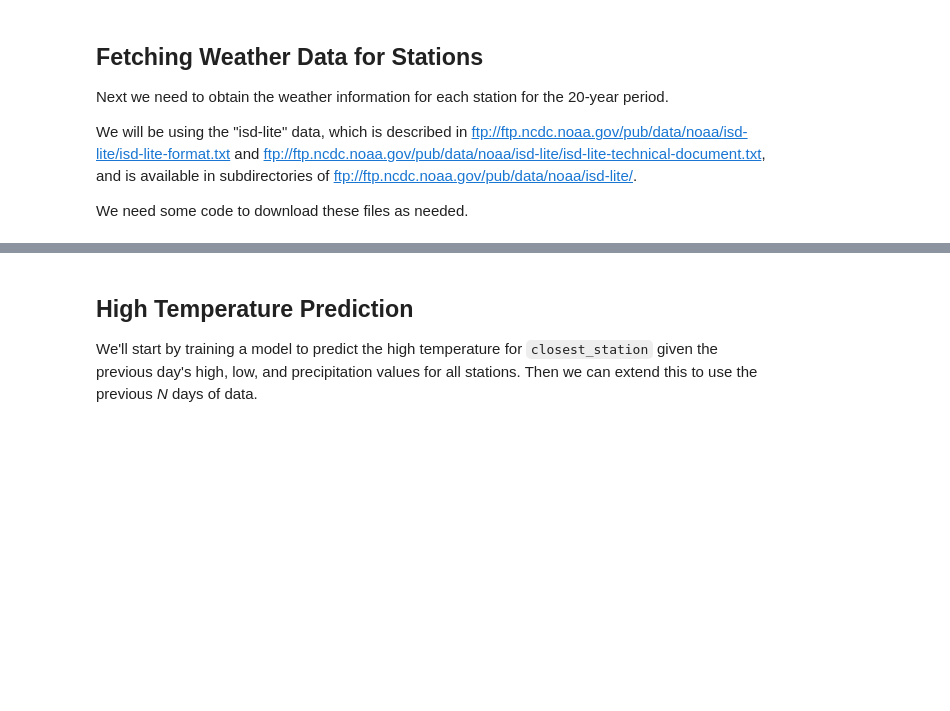
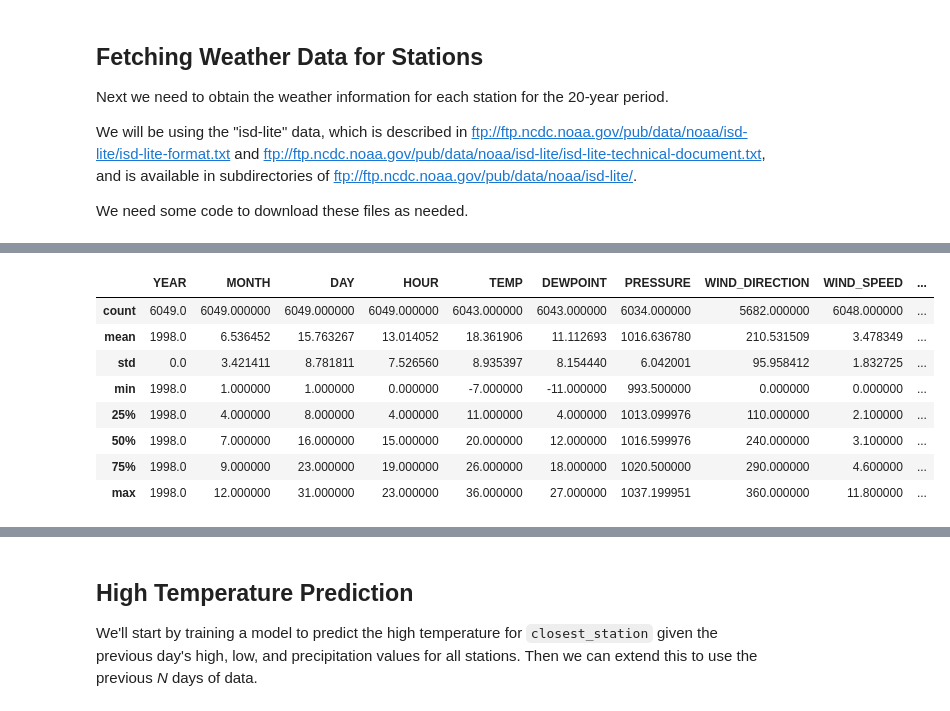
Before and after one commit to kristopherjohnson/weatherprediction, a Jupyter notebook: WeatherPrediction.ipynb, the cells around one changed output, grey strips where cells are left out. Drawn from its saved outputs; the diff is of its cells as text; code cells hidden in the pictures; blank space fills up the shorter version.

Commit message:
Add code to read isd-lite data into DataFrame

```diff
--- a/WeatherPrediction.ipynb
+++ b/WeatherPrediction.ipynb
@@ -48,9 +48,9 @@ stations = pd.read_csv('isd/isd-history.csv',
                               'CTRY'         : str,
                               'STATE'        : str,
                               'ICAO'         : str,
-                              'LAT'          : float,
-                              'LON'          : float,
-                              'ELEV(M)'      : float,
+                              'LAT'          : np.float32,
+                              'LON'          : np.float32,
+                              'ELEV(M)'      : np.float32,
                               'BEGIN'        : int,
                               'END'          : int})
 # %%
@@ -293,0 +313,3 @@ Length: 486, dtype: object
+# %%
+closest_station_paths = get_downloaded_station_data_paths(closest_station)
+print(closest_station_paths)
@@ -293,0 +318,3 @@ Length: 486, dtype: object
+# %%
+df_first = read_station_data(closest_station_paths[0])
+df_first.head()
@@ -293,0 +328,12 @@ Length: 486, dtype: object
+# %%
+df_first.describe()
+# %% [output]
+|  | YEAR | MONTH | DAY | HOUR | TEMP | DEWPOINT | PRESSURE | WIND_DIRECTION | WIND_SPEED | ... |
+| count | 6049.0 | 6049.000000 | 6049.000000 | 6049.000000 | 6043.000000 | 6043.000000 | 6034.000000 | 5682.000000 | 6048.000000 | ... |
+| mean | 1998.0 | 6.536452 | 15.763267 | 13.014052 | 18.361906 | 11.112693 | 1016.636780 | 210.531509 | 3.478349 | ... |
+| std | 0.0 | 3.421411 | 8.781811 | 7.526560 | 8.935397 | 8.154440 | 6.042001 | 95.958412 | 1.832725 | ... |
+| min | 1998.0 | 1.000000 | 1.000000 | 0.000000 | -7.000000 | -11.000000 | 993.500000 | 0.000000 | 0.000000 | ... |
+| 25% | 1998.0 | 4.000000 | 8.000000 | 4.000000 | 11.000000 | 4.000000 | 1013.099976 | 110.000000 | 2.100000 | ... |
+| 50% | 1998.0 | 7.000000 | 16.000000 | 15.000000 | 20.000000 | 12.000000 | 1016.599976 | 240.000000 | 3.100000 | ... |
+| 75% | 1998.0 | 9.000000 | 23.000000 | 19.000000 | 26.000000 | 18.000000 | 1020.500000 | 290.000000 | 4.600000 | ... |
+| max | 1998.0 | 12.000000 | 31.000000 | 23.000000 | 36.000000 | 27.000000 | 1037.199951 | 360.000000 | 11.800000 | ... |
```
Also changed, not shown: parts of 16 cells of this notebook.
